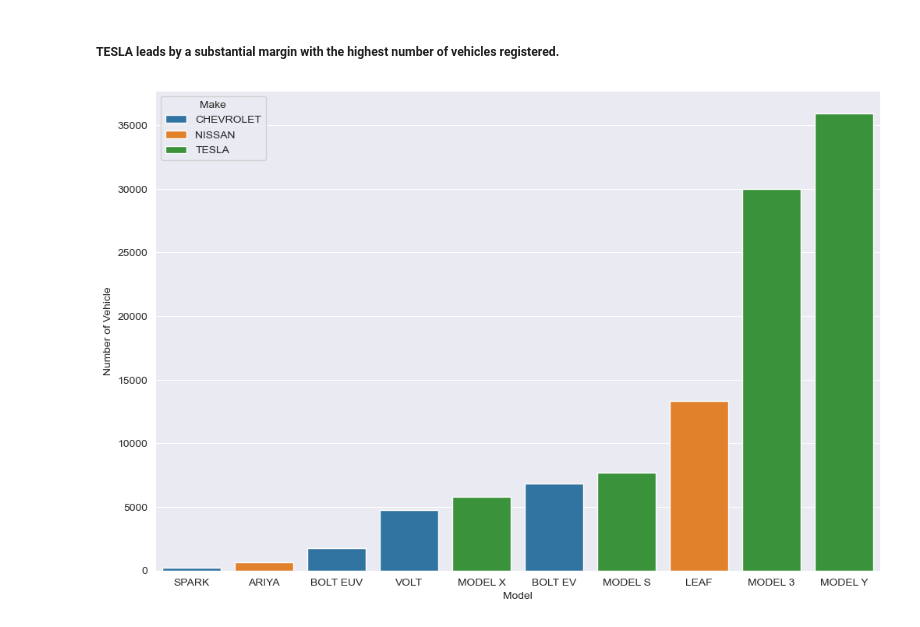
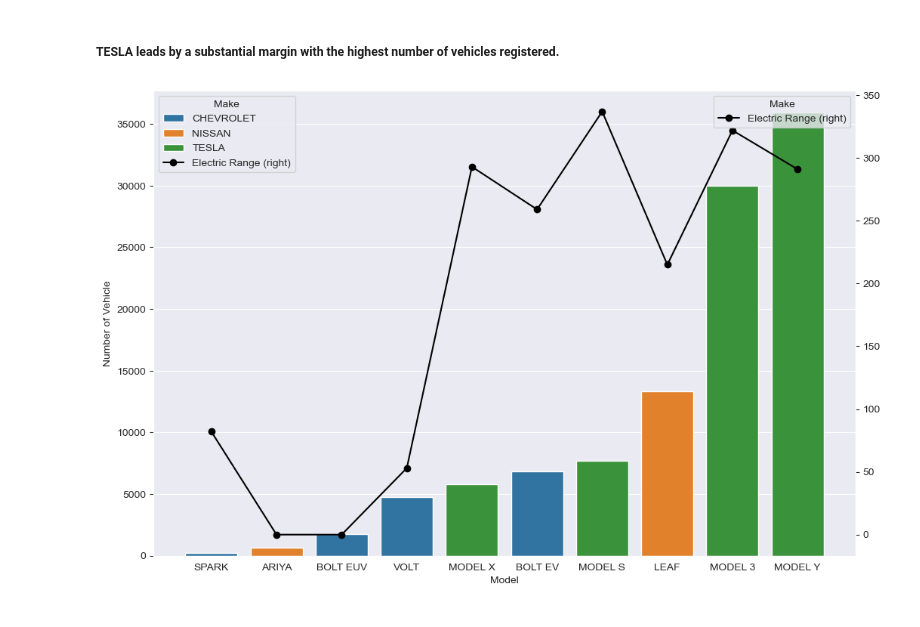
Before and after one commit to wp225/Data_Science_Practice, a Jupyter notebook: Case Study(EV)/EV_CaseStudy.ipynb, the cells around one changed output. Drawn from its saved outputs; the diff is of its cells as text; code cells hidden in the pictures.

```diff
--- a/Case Study(EV)/EV_CaseStudy.ipynb
+++ b/Case Study(EV)/EV_CaseStudy.ipynb
@@ -141,15 +140,29 @@ plt.show()
 # %%
 plt.figure(figsize=(12, 8))
 top_makers = ev_maker.head(3).index.tolist()
 filterd_by_make = ev_df.loc[ev_df['Make'].isin(top_makers)]
 
 ev_distirbution_make_model = (filterd_by_make.groupby(['Make','Model']).
                               size().
                               sort_values(ascending=True).
                               reset_index(name = 'Number of Vehicle'))
 
+top_models = ev_distirbution_make_model.tail(10)['Model'].tolist()
+
+ranges = {}
+for model in top_models:
+    max_range = ev_df[ev_df['Model'] == model]['Electric Range'].max()
+    ranges[model] = max_range
+
+max_ranges_per_model = pd.DataFrame.from_dict(ranges,orient='index',columns=['Electric Range'])
+
+
+
+
 ax = sns.barplot(x='Model', y='Number of Vehicle', hue= 'Make', data=ev_distirbution_make_model.tail(10))
+max_ranges_per_model.plot(kind='line', color='black',ax=ax,secondary_y=True,marker='o')
+
 plt.legend(title='Make')
 plt.show()
 # %% [output]
-[figure, old version]
+[figure, new version]
```
Also changed, not shown: parts of 13 cells of this notebook.
